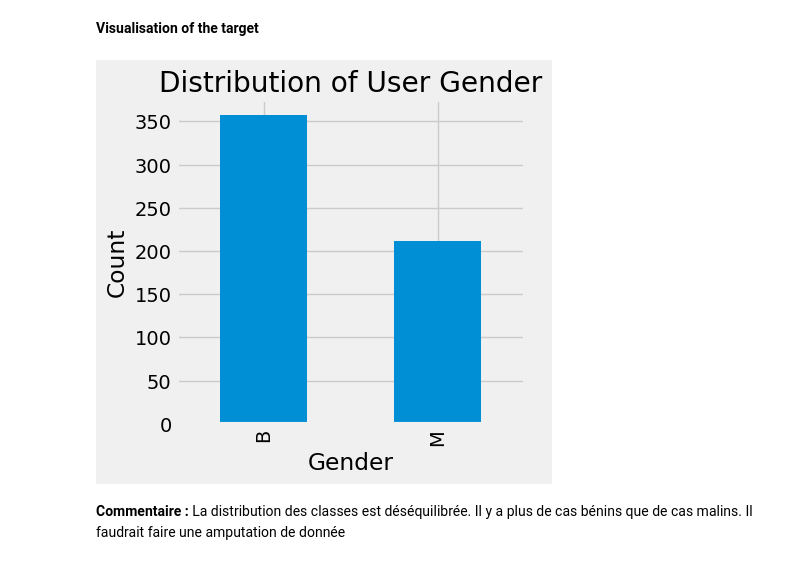
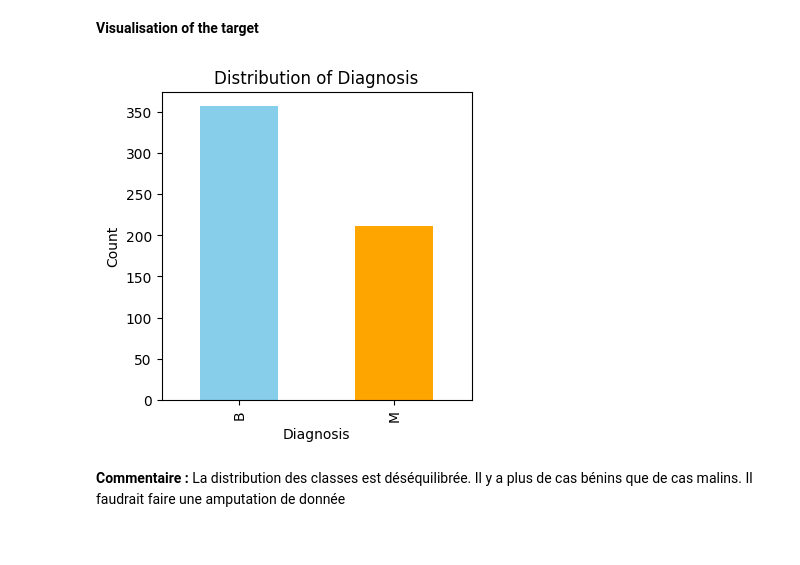
Before and after one commit to Feinst69/building-perceptron, a Jupyter notebook: data_analysis_prep.ipynb, the cells around one changed output. Drawn from its saved outputs; the diff is of its cells as text; code cells hidden in the pictures.

```diff
--- a/data_analysis_prep.ipynb
+++ b/data_analysis_prep.ipynb
@@ -164,16 +169,17 @@ df.head()
 **Visualisation of the target**
 # %%
 counts = y.value_counts()
-
+colors=['skyblue','orange']
 # Plot
 plt.figure(figsize=(4, 4))
-counts.plot(kind='bar')
-plt.title('Distribution of User Gender')
-plt.xlabel('Gender')
+counts.plot(kind='bar',color=colors)
+plt.title('Distribution of Diagnosis')
+plt.xlabel('Diagnosis')
 plt.ylabel('Count')
-plt.savefig('figures/Target representation.png')
+plt.show()
+#plt.savefig('figures/Target representation.png')
 # %% [output]
-[figure, old version]
+[figure, new version]
 # %% [markdown]
 **Commentaire :**
 La distribution des classes est déséquilibrée. Il y a plus de cas bénins que de cas malins.
```
Also changed, not shown: parts of 98 cells of this notebook, 1 other file.
